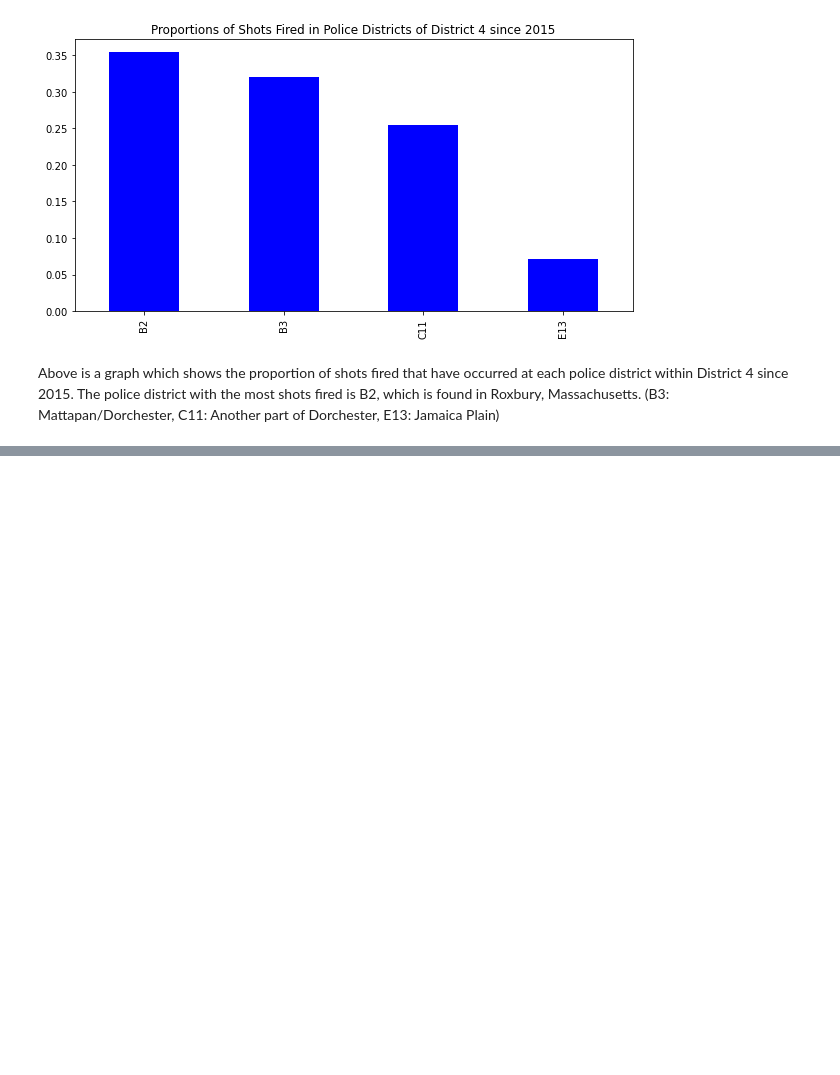
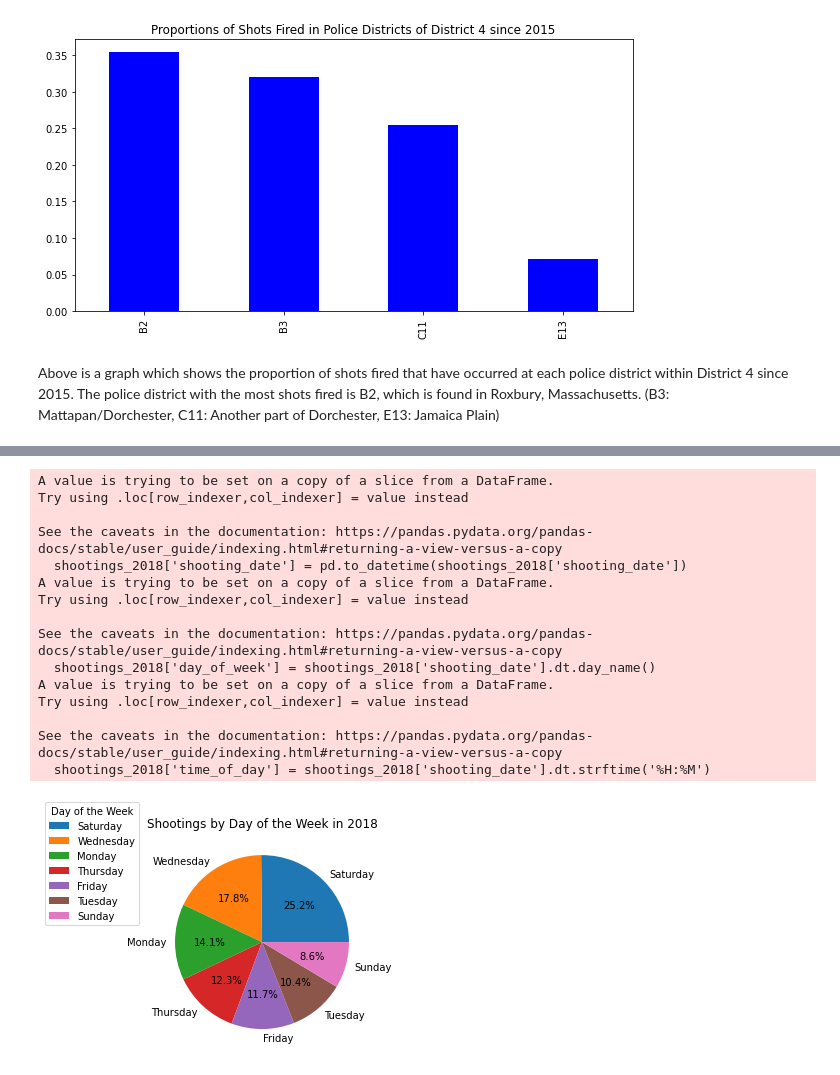
Before and after one commit to BU-Spark/ds-councilor-worrell-gun-violence, a Jupyter notebook: spring23-team-4/deliverables/gun_violence_PatW.ipynb, the cells around one changed output, grey strips where cells are left out. Cells and saved outputs as stored; diff of their text form; code cells hidden in the pictures; blank space fills up the shorter version.

```diff
--- a/spring23-team-4/deliverables/gun_violence_PatW.ipynb
+++ b/spring23-team-4/deliverables/gun_violence_PatW.ipynb
@@ -199,0 +293,31 @@ plt.savefig('piechart')
+# %%
+shootings_2018['shooting_date'] = pd.to_datetime(shootings_2018['shooting_date'])
+
+shootings_2018['day_of_week'] = shootings_2018['shooting_date'].dt.day_name()
+shootings_2018['time_of_day'] = shootings_2018['shooting_date'].dt.strftime('%H:%M')
+
+shootings_2018.drop('shooting_date', axis=1, inplace=True)
+
+day_counts = shootings_2018['day_of_week'].value_counts()
+
+piechart = plt.pie(day_counts.values, labels=day_counts.index, autopct='%1.1f%%')
+plt.title('Shootings by Day of the Week in 2018')
+plt.legend(title="Day of the Week", loc="center left", bbox_to_anchor=(-.52, 0, 0.5, 1.72))
+plt.savefig('DaysoftheWeek/Race piechart for 2018')
+# %% [output]
+A value is trying to be set on a copy of a slice from a DataFrame.
+Try using .loc[row_indexer,col_indexer] = value instead
+
+See the caveats in the documentation: https://pandas.pydata.org/pandas-docs/stable/user_guide/indexing.html#returning-a-view-versus-a-copy
+  shootings_2018['shooting_date'] = pd.to_datetime(shootings_2018['shooting_date'])
+A value is trying to be set on a copy of a slice from a DataFrame.
+Try using .loc[row_indexer,col_indexer] = value instead
+
+See the caveats in the documentation: https://pandas.pydata.org/pandas-docs/stable/user_guide/indexing.html#returning-a-view-versus-a-copy
+  shootings_2018['day_of_week'] = shootings_2018['shooting_date'].dt.day_name()
+A value is trying to be set on a copy of a slice from a DataFrame.
+Try using .loc[row_indexer,col_indexer] = value instead
+
+See the caveats in the documentation: https://pandas.pydata.org/pandas-docs/stable/user_guide/indexing.html#returning-a-view-versus-a-copy
+  shootings_2018['time_of_day'] = shootings_2018['shooting_date'].dt.strftime('%H:%M')
+[figure, added]
```
Also changed, not shown: parts of 22 cells of this notebook, 21 other files.
